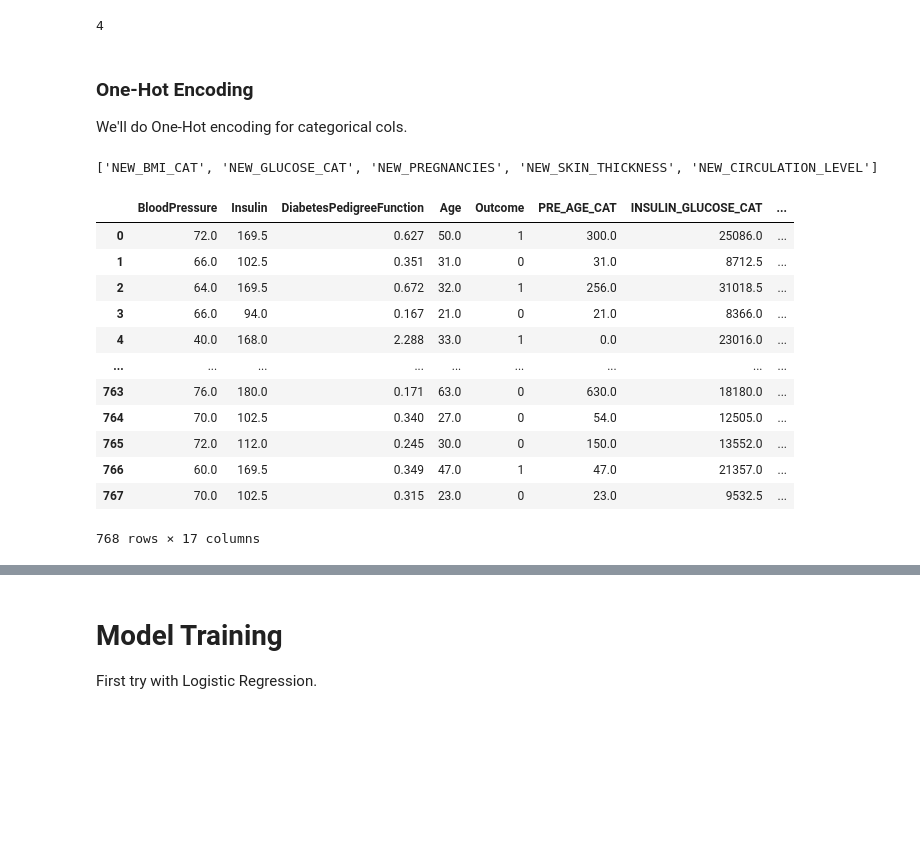
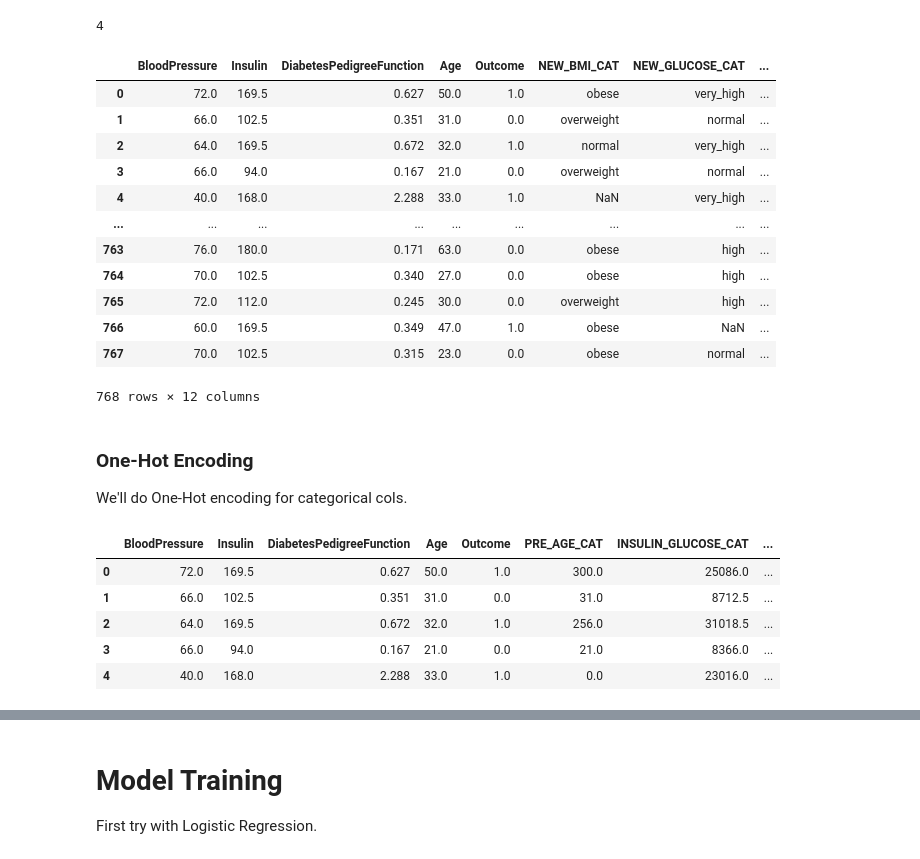
Before and after one commit to adhadse/ColabRepo, a Jupyter notebook: kaggle/beginners/pima_indians-diabetes/Diabetes Prediction.ipynb, the cells around one changed output, grey strips where cells are left out. Cells and saved outputs as stored; diff of their text form; code cells hidden in the pictures; blank space fills up the shorter version.

```diff
--- a/kaggle/beginners/pima_indians-diabetes/Diabetes Prediction.ipynb
+++ b/kaggle/beginners/pima_indians-diabetes/Diabetes Prediction.ipynb
@@ -176,6 +176,9 @@ We can replace this null values with median values with the appropriate values f
 
 <mark>If the distribution is not symmetrical, it makes sense to use a median instead of the mean. B/c it represents the series better as it will be less affected by median outliers.</mark>
 # %%
+df = pd.read_csv("diabetes.csv")
+df[['Glucose', 'BloodPressure', 'SkinThickness', 'Insulin', 'BMI']] = df[['Glucose', 'BloodPressure', 'SkinThickness', 'Insulin', 'BMI']].replace(0, np.NaN)
+df.head()
 def replace_null_values(df):
     for col in df.columns:
         df.loc[(df['Outcome']==0) & (df[col].isnull()), col] = df[df['Outcome'] == 0][col].median()
@@ -304,35 +359,47 @@ len(df['NEW_CIRCULATION_LEVEL'].unique())
 # %% [output]
 4
 # %%
-label_encoder = preprocessing.LabelEncoder()
-df['Outcome'] = label_encoder.fit_transform(df['Outcome'])
+def label_encoder(dataframe, column):
+    from sklearn import preprocessing
+    label_encoder = preprocessing.LabelEncoder()
+    for col in column:
+        dataframe[col] = label_encoder.fit_transform(df[col])
+        print("Label Encoded:", col)
+    return dataframe
+
+label_cols = [col for col in df.columns if df[col].dtypes == 'O' and df[col].nunique<=2]
+label_encoder(df, label_cols)
+# %% [output]
+|  | BloodPressure | Insulin | DiabetesPedigreeFunction | Age | Outcome | NEW_BMI_CAT | NEW_GLUCOSE_CAT | ... |
+| 0 | 72.0 | 169.5 | 0.627 | 50.0 | 1.0 | obese | very_high | ... |
+| 1 | 66.0 | 102.5 | 0.351 | 31.0 | 0.0 | overweight | normal | ... |
+| 2 | 64.0 | 169.5 | 0.672 | 32.0 | 1.0 | normal | very_high | ... |
+| 3 | 66.0 | 94.0 | 0.167 | 21.0 | 0.0 | overweight | normal | ... |
+| 4 | 40.0 | 168.0 | 2.288 | 33.0 | 1.0 | NaN | very_high | ... |
+| ... | ... | ... | ... | ... | ... | ... | ... | ... |
+| 763 | 76.0 | 180.0 | 0.171 | 63.0 | 0.0 | obese | high | ... |
+| 764 | 70.0 | 102.5 | 0.340 | 27.0 | 0.0 | obese | high | ... |
+| 765 | 72.0 | 112.0 | 0.245 | 30.0 | 0.0 | overweight | high | ... |
+| 766 | 60.0 | 169.5 | 0.349 | 47.0 | 1.0 | obese | NaN | ... |
+| 767 | 70.0 | 102.5 | 0.315 | 23.0 | 0.0 | obese | normal | ... |
+768 rows × 12 columns
 # %% [markdown]
 ### One-Hot Encoding
 We'll do One-Hot encoding for categorical cols.
-# %%
-categ_cols = [col for col in df.columns if df[col].dtype.name == 'category']
-print(categ_cols)
-# %% [output]
-['NEW_BMI_CAT', 'NEW_GLUCOSE_CAT', 'NEW_PREGNANCIES', 'NEW_SKIN_THICKNESS', 'NEW_CIRCULATION_LEVEL']
 # %%
-def one_hot_encoder(df, columns):
-    df_dummy = df.copy()
-    df_dummy = pd.get_dummies(df, columns=columns, drop_first=True)
-    return df_dummy
+def one_hot_encoder(dataframe, columns):
+    dataframe = pd.get_dummies(dataframe, columns=columns, drop_first=True)
+    for col in columns:
+        print("One hot Encoded:", col)
+    return dataframe
 
-result = one_hot_encoder(df, categ_cols)
-result
+categ_cols = [col for col in df.columns if df[col].dtype.name == 'category']
+df = one_hot_encoder(df, categ_cols)
+df.head()
 # %% [output]
 |  | BloodPressure | Insulin | DiabetesPedigreeFunction | Age | Outcome | PRE_AGE_CAT | INSULIN_GLUCOSE_CAT | ... |
-| 0 | 72.0 | 169.5 | 0.627 | 50.0 | 1 | 300.0 | 25086.0 | ... |
-| 1 | 66.0 | 102.5 | 0.351 | 31.0 | 0 | 31.0 | 8712.5 | ... |
-| 2 | 64.0 | 169.5 | 0.672 | 32.0 | 1 | 256.0 | 31018.5 | ... |
-| 3 | 66.0 | 94.0 | 0.167 | 21.0 | 0 | 21.0 | 8366.0 | ... |
-| 4 | 40.0 | 168.0 | 2.288 | 33.0 | 1 | 0.0 | 23016.0 | ... |
-| ... | ... | ... | ... | ... | ... | ... | ... | ... |
-| 763 | 76.0 | 180.0 | 0.171 | 63.0 | 0 | 630.0 | 18180.0 | ... |
-| 764 | 70.0 | 102.5 | 0.340 | 27.0 | 0 | 54.0 | 12505.0 | ... |
-| 765 | 72.0 | 112.0 | 0.245 | 30.0 | 0 | 150.0 | 13552.0 | ... |
-| 766 | 60.0 | 169.5 | 0.349 | 47.0 | 1 | 47.0 | 21357.0 | ... |
-| 767 | 70.0 | 102.5 | 0.315 | 23.0 | 0 | 23.0 | 9532.5 | ... |
+| 0 | 72.0 | 169.5 | 0.627 | 50.0 | 1.0 | 300.0 | 25086.0 | ... |
+| 1 | 66.0 | 102.5 | 0.351 | 31.0 | 0.0 | 31.0 | 8712.5 | ... |
+| 2 | 64.0 | 169.5 | 0.672 | 32.0 | 1.0 | 256.0 | 31018.5 | ... |
+| 3 | 66.0 | 94.0 | 0.167 | 21.0 | 0.0 | 21.0 | 8366.0 | ... |
+| 4 | 40.0 | 168.0 | 2.288 | 33.0 | 1.0 | 0.0 | 23016.0 | ... |
-768 rows × 17 columns
```
Also changed, not shown: parts of 28 cells of this notebook, 7 other files.
